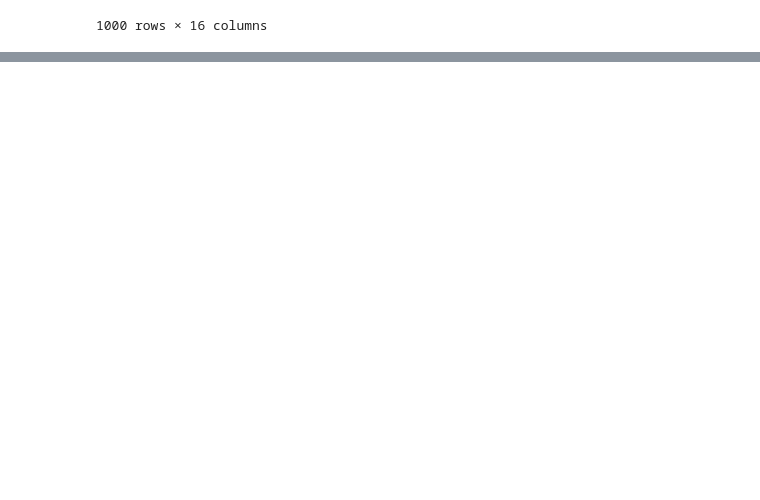
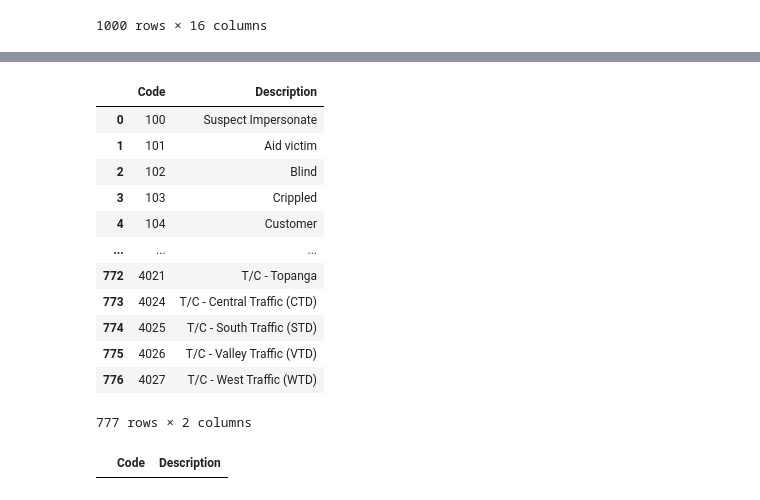
Before and after one commit to YANG007SUN/ETL_Project_Transformative_Owl, a Jupyter notebook: crime2.ipynb, the cells around one changed output, grey strips where cells are left out. Cells and saved outputs as stored; diff of their text form; code cells hidden in the pictures; blank space fills up the shorter version.

```diff
--- a/crime2.ipynb
+++ b/crime2.ipynb
@@ -149,0 +170,22 @@ subset_df
+# %%
+codes_df = pd.read_excel("crime_codes.xlsx", dtype=str)
+# %%
+codes_df
+# %% [output]
+|  | Code | Description |
+| 0 | 100 | Suspect Impersonate |
+| 1 | 101 | Aid victim |
+| 2 | 102 | Blind |
+| 3 | 103 | Crippled |
+| 4 | 104 | Customer |
+| ... | ... | ... |
+| 772 | 4021 | T/C - Topanga |
+| 773 | 4024 | T/C - Central Traffic (CTD) |
+| 774 | 4025 | T/C - South Traffic (STD) |
+| 775 | 4026 | T/C - Valley Traffic (VTD) |
+| 776 | 4027 | T/C - West Traffic (WTD) |
+777 rows × 2 columns
+# %%
+codes_df[codes_df.Code.isna()]
+# %% [output]
+|  | Code | Description |
```
Also changed, not shown: parts of 11 cells of this notebook, 1 other file.
